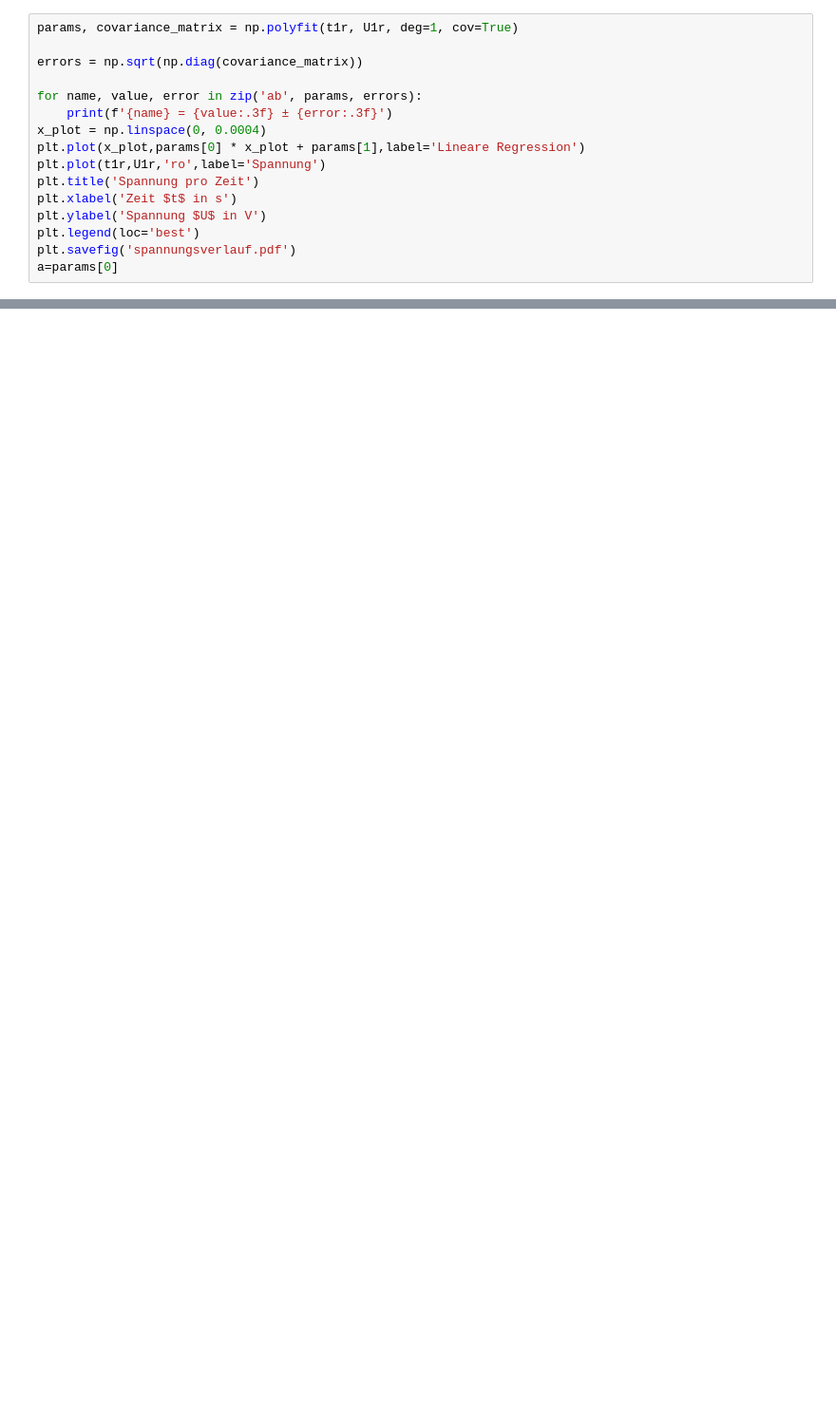
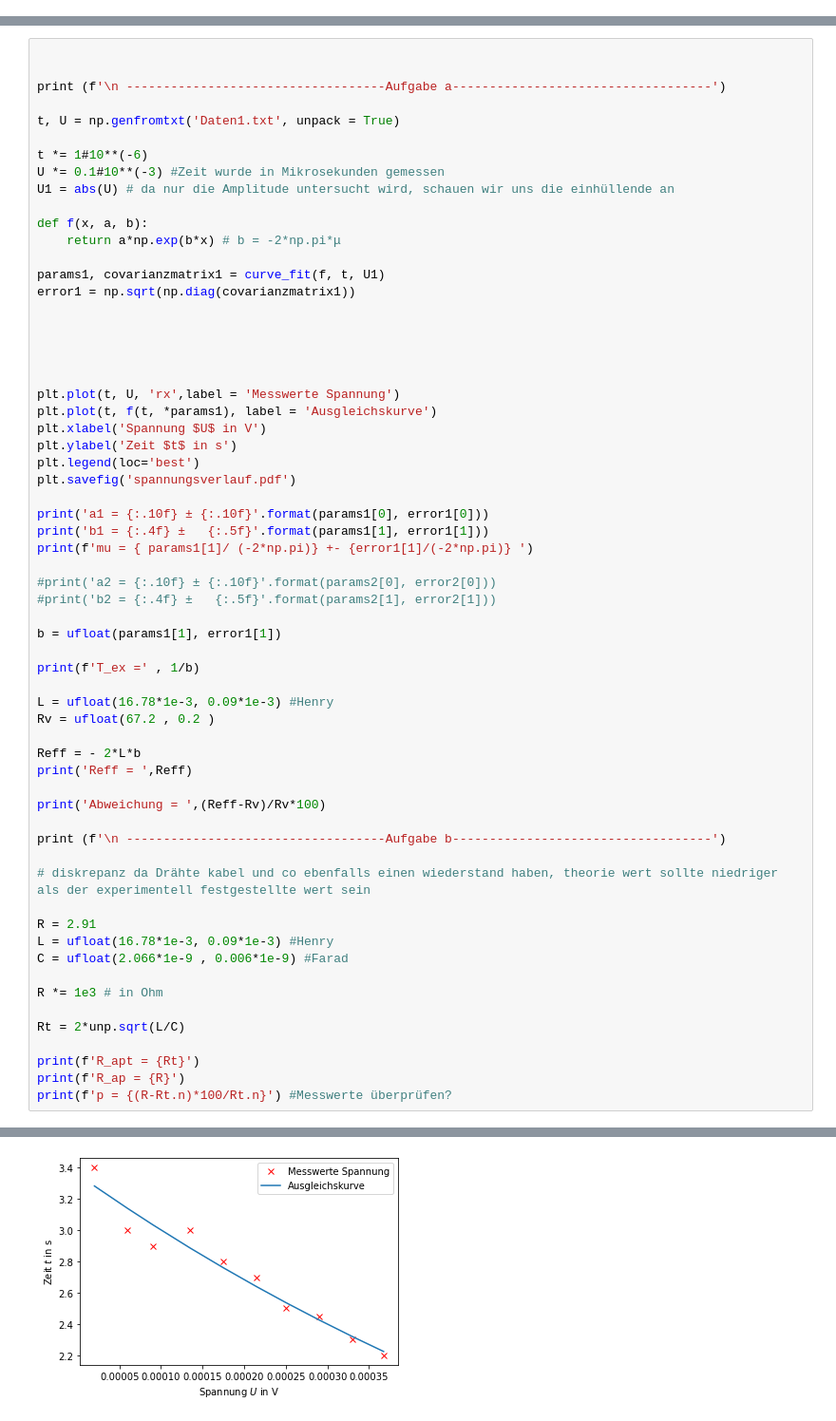
Before and after one commit to JackDO1998/Praktikum, a Jupyter notebook: GedaempfteUndErzwungeneSchwingungen/relaxationsverhalten.ipynb, the cells around one changed output, grey strips where cells are left out. Shown at 95% size. Drawn from its saved outputs; the diff is of its cells as text; blank space fills up the shorter version.

```diff
--- a/GedaempfteUndErzwungeneSchwingungen/relaxationsverhalten.ipynb
+++ b/GedaempfteUndErzwungeneSchwingungen/relaxationsverhalten.ipynb
@@ -13,16 +8,0 @@ U1r=np.genfromtxt('Daten1.txt', usecols=(1))
-# %%
-params, covariance_matrix = np.polyfit(t1r, U1r, deg=1, cov=True)
-
-errors = np.sqrt(np.diag(covariance_matrix))
-
-for name, value, error in zip('ab', params, errors):
-    print(f'{name} = {value:.3f} ± {error:.3f}')
-x_plot = np.linspace(0, 0.0004)
-plt.plot(x_plot,params[0] * x_plot + params[1],label='Lineare Regression')
-plt.plot(t1r,U1r,'ro',label='Spannung')
-plt.title('Spannung pro Zeit')
-plt.xlabel('Zeit $t$ in s')
-plt.ylabel('Spannung $U$ in V')
-plt.legend(loc='best')
-plt.savefig('spannungsverlauf.pdf')
-a=params[0]
@@ -38,0 +9,63 @@ Tex=  -3.282829783721316e-05
+# %%
+
+
+print (f'\n -----------------------------------Aufgabe a-----------------------------------')
+
+t, U = np.genfromtxt('Daten1.txt', unpack = True)
+
+t *= 1#10**(-6)
+U *= 0.1#10**(-3) #Zeit wurde in Mikrosekunden gemessen
+U1 = abs(U) # da nur die Amplitude untersucht wird, schauen wir uns die einhüllende an
+
+def f(x, a, b):
+    return a*np.exp(b*x) # b = -2*np.pi*μ
+
+params1, covarianzmatrix1 = curve_fit(f, t, U1)
+error1 = np.sqrt(np.diag(covarianzmatrix1))
+
+
+
+
+
+plt.plot(t, U, 'rx',label = 'Messwerte Spannung')
+plt.plot(t, f(t, *params1), label = 'Ausgleichskurve')
+plt.xlabel('Spannung $U$ in V')
+plt.ylabel('Zeit $t$ in s')
+plt.legend(loc='best')
+plt.savefig('spannungsverlauf.pdf')
+
+print('a1 = {:.10f} ± {:.10f}'.format(params1[0], error1[0]))
+print('b1 = {:.4f} ±   {:.5f}'.format(params1[1], error1[1]))
+print(f'mu = { params1[1]/ (-2*np.pi)} +- {error1[1]/(-2*np.pi)} ')
+
+#print('a2 = {:.10f} ± {:.10f}'.format(params2[0], error2[0]))
+#print('b2 = {:.4f} ±   {:.5f}'.format(params2[1], error2[1]))
+
+b = ufloat(params1[1], error1[1])
+
+print(f'T_ex =' , 1/b)
+
+L = ufloat(16.78*1e-3, 0.09*1e-3) #Henry
+Rv = ufloat(67.2 , 0.2 )
+
+Reff = - 2*L*b
+print('Reff = ',Reff)
+
+print('Abweichung = ',(Reff-Rv)/Rv*100)
+
+print (f'\n -----------------------------------Aufgabe b-----------------------------------')
+
+# diskrepanz da Drähte kabel und co ebenfalls einen wiederstand haben, theorie wert sollte niedriger als der experimentell festgestellte wert sein
+
+R = 2.91
+L = ufloat(16.78*1e-3, 0.09*1e-3) #Henry
+C = ufloat(2.066*1e-9 , 0.006*1e-9) #Farad
+
+R *= 1e3 # in Ohm
+
+Rt = 2*unp.sqrt(L/C)
+
+print(f'R_apt = {Rt}')
+print(f'R_ap = {R}')
+print(f'p = {(R-Rt.n)*100/Rt.n}') #Messwerte überprüfen?
+# %% [output]
@@ -38,0 +84 @@ Tex=  -3.282829783721316e-05
+[figure, added]
```
Also changed, not shown: parts of 11 cells of this notebook, 26 other files.
